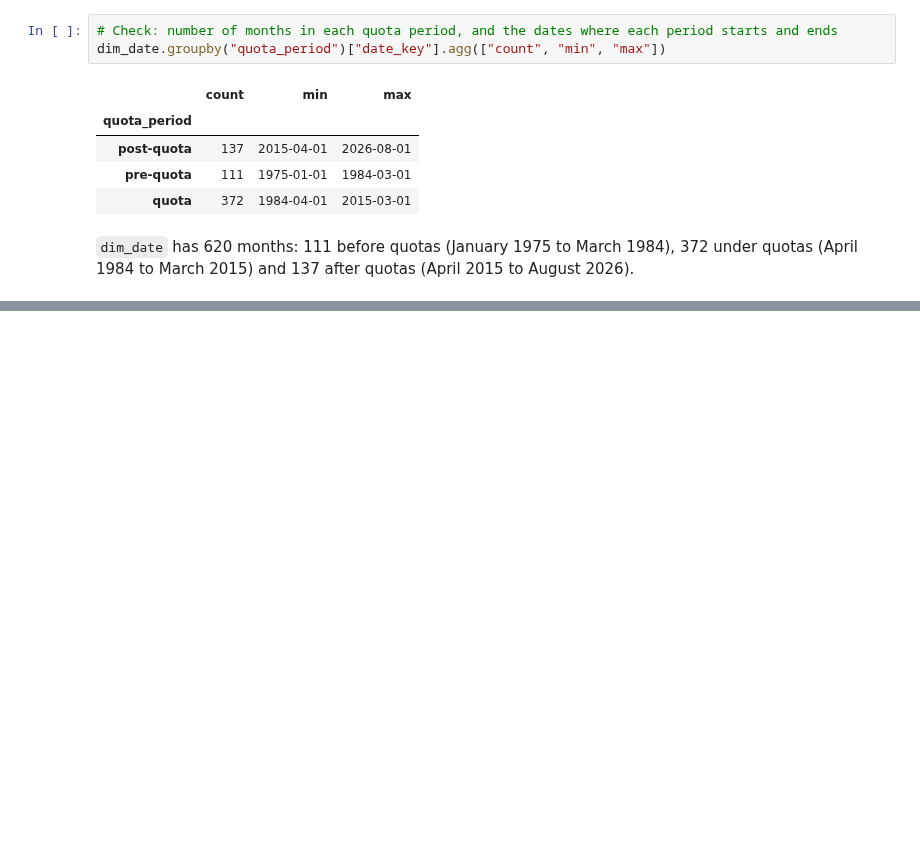
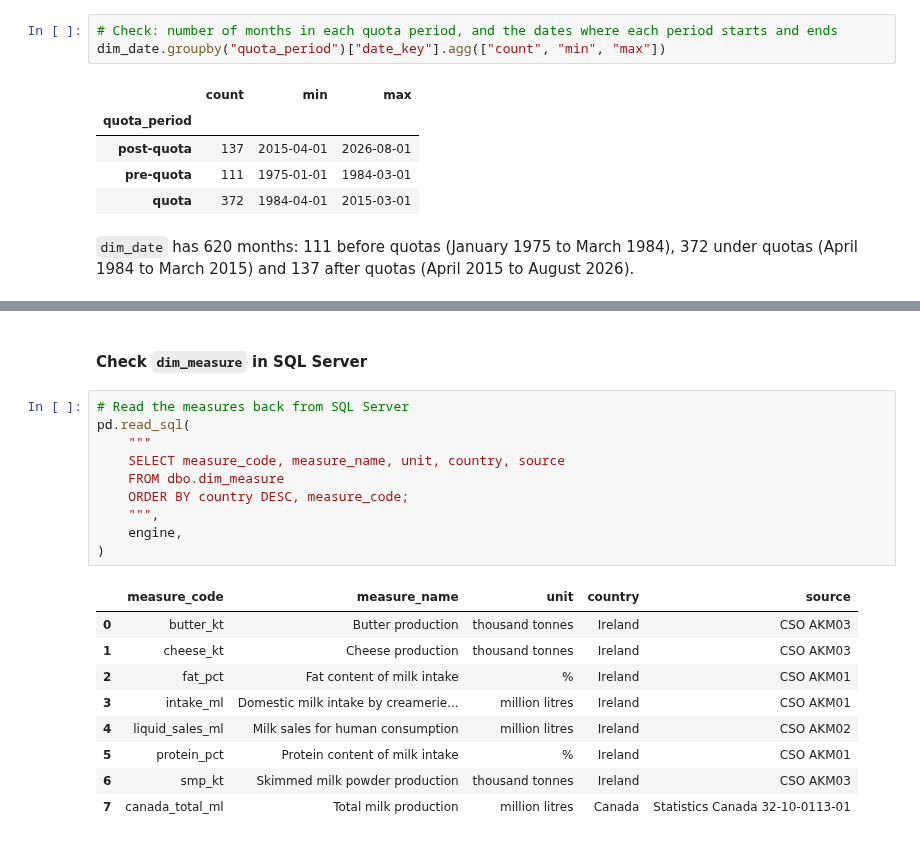
Before and after one commit to temulenbd/irish-dairy-analysis, a Jupyter notebook: notebooks/2_sql_database.ipynb, the cells around one changed output, grey strips where cells are left out. Saved outputs shown, nothing was run; the diff lists cells and outputs as text; blank space fills up the shorter version.

```diff
--- a/notebooks/2_sql_database.ipynb
+++ b/notebooks/2_sql_database.ipynb
@@ -109,0 +215,22 @@ dim_date.groupby("quota_period")["date_key"].agg(["count", "min", "max"])
+# %% [markdown]
+#### Check `dim_measure` in SQL Server
+# %%
+# Read the measures back from SQL Server
+pd.read_sql(
+    """
+    SELECT measure_code, measure_name, unit, country, source
+    FROM dbo.dim_measure
+    ORDER BY country DESC, measure_code;
+    """,
+    engine,
+)
+# %% [output]
+|  | measure_code | measure_name | unit | country | source |
+| 0 | butter_kt | Butter production | thousand tonnes | Ireland | CSO AKM03 |
+| 1 | cheese_kt | Cheese production | thousand tonnes | Ireland | CSO AKM03 |
+| 2 | fat_pct | Fat content of milk intake | % | Ireland | CSO AKM01 |
+| 3 | intake_ml | Domestic milk intake by creamerie... | million litres | Ireland | CSO AKM01 |
+| 4 | liquid_sales_ml | Milk sales for human consumption | million litres | Ireland | CSO AKM02 |
+| 5 | protein_pct | Protein content of milk intake | % | Ireland | CSO AKM01 |
+| 6 | smp_kt | Skimmed milk powder production | thousand tonnes | Ireland | CSO AKM03 |
+| 7 | canada_total_ml | Total milk production | million litres | Canada | Statistics Canada 32-10-0113-01 |
```
Also changed, not shown: parts of 33 cells of this notebook.
